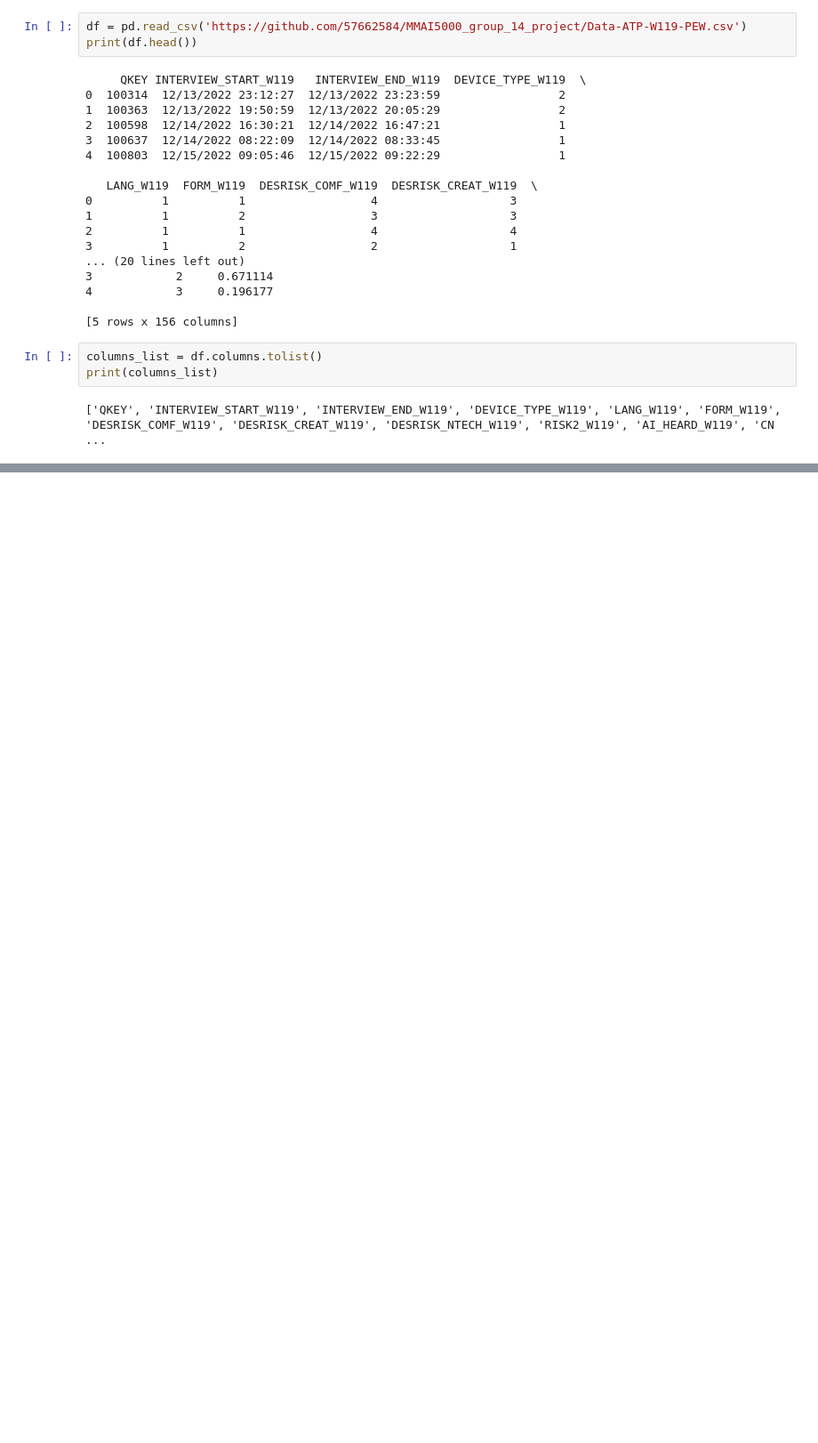
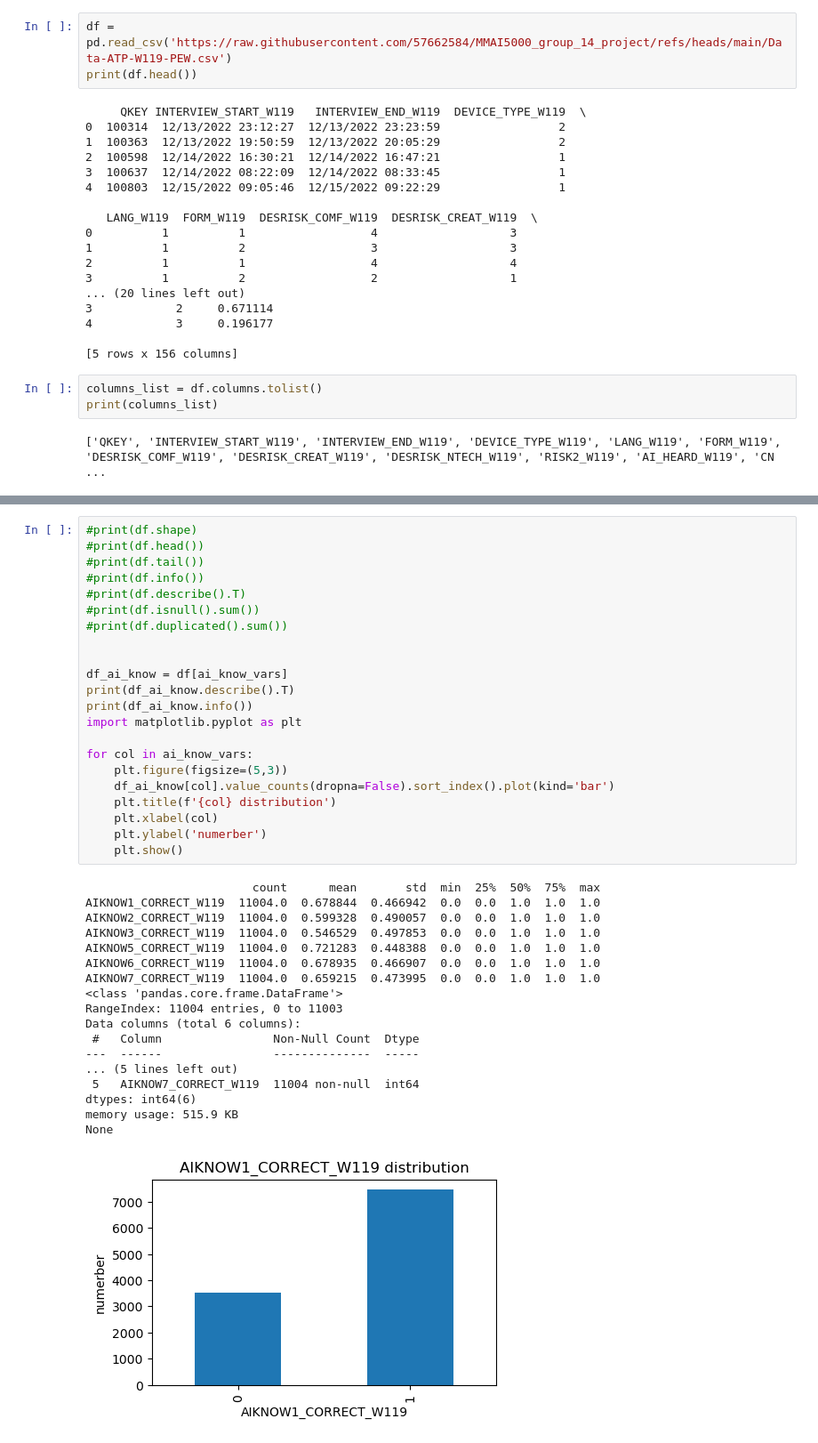
Before and after one commit to 57662584/MMAI5000_group_14_project, a Jupyter notebook: 5000 group project.ipynb, the cells around one changed output, grey strips where cells are left out. Shown at 89% size. Drawn from its saved outputs; the diff is of its cells as text; blank space fills up the shorter version.

```diff
--- a/5000 group project.ipynb
+++ b/5000 group project.ipynb
@@ -14,5 +35,5 @@ from dmba import adjusted_r2_score, AIC_score, BIC_score
 # %%
-df = pd.read_csv('https://github.com/57662584/MMAI5000_group_14_project/Data-ATP-W119-PEW.csv')
+df = pd.read_csv('https://raw.githubusercontent.com/57662584/MMAI5000_group_14_project/refs/heads/main/Data-ATP-W119-PEW.csv')
 print(df.head())
 # %% [output]
      QKEY INTERVIEW_START_W119   INTERVIEW_END_W119  DEVICE_TYPE_W119  \
@@ -164,0 +191,41 @@ ai_know_vars = [
+# %%
+#print(df.shape)
+#print(df.head())
+#print(df.tail())
+#print(df.info())
+#print(df.describe().T)
+#print(df.isnull().sum())
+#print(df.duplicated().sum())
+
+
+df_ai_know = df[ai_know_vars]
+print(df_ai_know.describe().T)
+print(df_ai_know.info())
+import matplotlib.pyplot as plt
+
+for col in ai_know_vars:
+    plt.figure(figsize=(5,3))
+    df_ai_know[col].value_counts(dropna=False).sort_index().plot(kind='bar')
+    plt.title(f'{col} distribution')
+    plt.xlabel(col)
+    plt.ylabel('numerber')
+    plt.show()
+# %% [output]
+                        count      mean       std  min  25%  50%  75%  max
+AIKNOW1_CORRECT_W119  11004.0  0.678844  0.466942  0.0  0.0  1.0  1.0  1.0
+AIKNOW2_CORRECT_W119  11004.0  0.599328  0.490057  0.0  0.0  1.0  1.0  1.0
+AIKNOW3_CORRECT_W119  11004.0  0.546529  0.497853  0.0  0.0  1.0  1.0  1.0
+AIKNOW5_CORRECT_W119  11004.0  0.721283  0.448388  0.0  0.0  1.0  1.0  1.0
+AIKNOW6_CORRECT_W119  11004.0  0.678935  0.466907  0.0  0.0  1.0  1.0  1.0
+AIKNOW7_CORRECT_W119  11004.0  0.659215  0.473995  0.0  0.0  1.0  1.0  1.0
+<class 'pandas.core.frame.DataFrame'>
+RangeIndex: 11004 entries, 0 to 11003
+Data columns (total 6 columns):
+ #   Column                Non-Null Count  Dtype
+---  ------                --------------  -----
+... (5 lines left out)
+ 5   AIKNOW7_CORRECT_W119  11004 non-null  int64
+dtypes: int64(6)
+memory usage: 515.9 KB
+None
+[figure, added]
```
Also changed, not shown: parts of 4 cells of this notebook.
